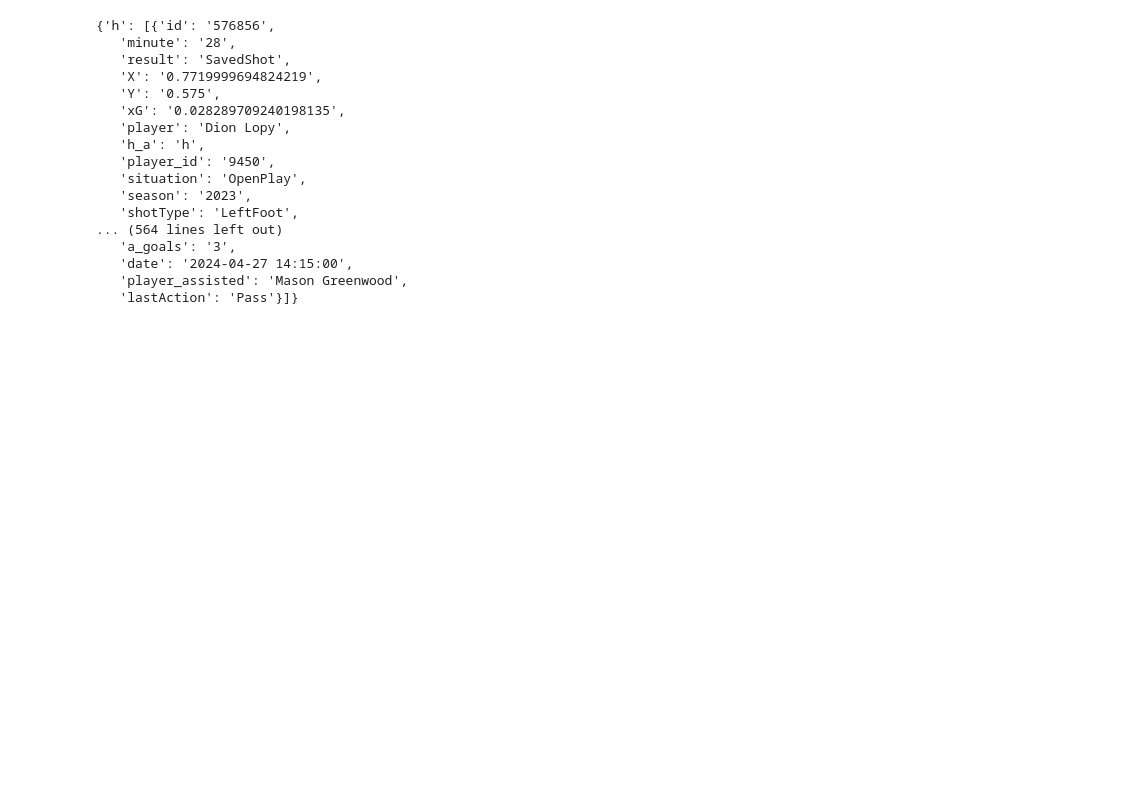
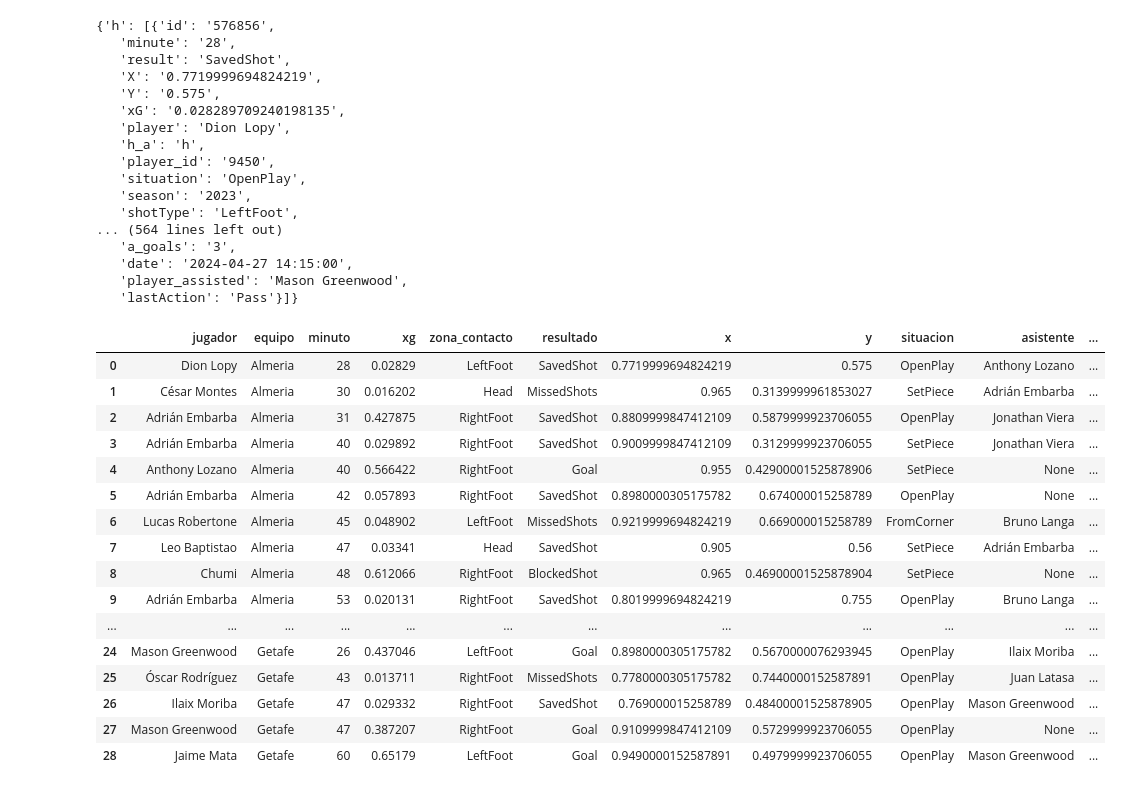
Before and after one commit to srgmrtnvqr/DescargarGolesEsperados, a Jupyter notebook: descargar_partido.ipynb, the cells around one changed output. Saved outputs shown, nothing was run; the diff lists cells and outputs as text; code cells hidden in the pictures; blank space fills up the shorter version.

Commit message:
Terminada la descarga y el tratamiento de datos

```diff
--- a/descargar_partido.ipynb
+++ b/descargar_partido.ipynb
@@ -85,0 +119,47 @@ datos_visitante = datos['a']
+# %%
+# Se llama a la función para que nos de los dataframes de los dos equipos
+datos_local = datos['h']
+datos_visitante = datos['a']
+df_local = datos_equipo(datos_local)
+df_visitante = datos_equipo(datos_visitante)
+# Más tratamiento de datos
+df_equipos = pd.concat([df_local, df_visitante]).reset_index(drop=True)
+# Se podrían traducir los datos al español
+df_equipos.loc[df_equipos.zona_contacto == 'RightFoot', 'zona_contacto'] = 'Pierna derecha'
+df_equipos.loc[df_equipos.zona_contacto == 'LeftFoot', 'zona_contacto'] = 'Pierna izquierda'
+df_equipos.loc[df_equipos.zona_contacto == 'Head', 'zona_contacto'] = 'Cabeza'
+df_equipos.loc[df_equipos.zona_contacto == 'OtherBodyPart', 'zona_contacto'] = 'Otra parte del cuerpo'
+# Resultado del tiro
+df_equipos.loc[df_equipos.resultado == 'MissedShots', 'resultado'] = 'Tiro fuera'
+df_equipos.loc[df_equipos.resultado == 'SavedShot', 'resultado'] = 'Tiro a porteria'
+df_equipos.loc[df_equipos.resultado == 'BlockedShot', 'resultado'] = 'Tiro bloqueado'
+df_equipos.loc[df_equipos.resultado == 'ShotOnPost', 'resultado'] = 'Tiro al palo'
+df_equipos.loc[df_equipos.resultado == 'Goal', 'resultado'] = 'Gol'
+df_equipos.loc[df_equipos.resultado == 'OwnGoal', 'resultado'] = 'Gol en propia'
+# Tipo de jugada
+df_equipos.loc[df_equipos.situacion == 'OpenPlay', 'situacion'] = 'Juego abierto'
+df_equipos.loc[df_equipos.situacion == 'FromCorner', 'situacion'] = 'Remate de corner'
+df_equipos.loc[df_equipos.situacion == 'DirectFreekick', 'situacion'] = 'Falta directa'
+df_equipos.loc[df_equipos.situacion == 'SetPiece', 'situacion'] = 'Balon parado'
+df_equipos.loc[df_equipos.situacion == 'Penalty', 'situacion'] = 'Penalti'
+df_equipos.loc[df_equipos.situacion == 'CounterAttack', 'situacion'] = 'Contraataque'
+# %%
+df_equipos
+# %% [output]
+|  | jugador | equipo | minuto | xg | zona_contacto | resultado | x | y | situacion | asistente | ... |
+| 0 | Dion Lopy | Almeria | 28 | 0.02829 | LeftFoot | SavedShot | 0.7719999694824219 | 0.575 | OpenPlay | Anthony Lozano | ... |
+| 1 | César Montes | Almeria | 30 | 0.016202 | Head | MissedShots | 0.965 | 0.3139999961853027 | SetPiece | Adrián Embarba | ... |
+| 2 | Adrián Embarba | Almeria | 31 | 0.427875 | RightFoot | SavedShot | 0.8809999847412109 | 0.5879999923706055 | OpenPlay | Jonathan Viera | ... |
+| 3 | Adrián Embarba | Almeria | 40 | 0.029892 | RightFoot | SavedShot | 0.9009999847412109 | 0.3129999923706055 | SetPiece | Jonathan Viera | ... |
+| 4 | Anthony Lozano | Almeria | 40 | 0.566422 | RightFoot | Goal | 0.955 | 0.42900001525878906 | SetPiece | None | ... |
+| 5 | Adrián Embarba | Almeria | 42 | 0.057893 | RightFoot | SavedShot | 0.8980000305175782 | 0.674000015258789 | OpenPlay | None | ... |
+| 6 | Lucas Robertone | Almeria | 45 | 0.048902 | LeftFoot | MissedShots | 0.9219999694824219 | 0.669000015258789 | FromCorner | Bruno Langa | ... |
+| 7 | Leo Baptistao | Almeria | 47 | 0.03341 | Head | SavedShot | 0.905 | 0.56 | SetPiece | Adrián Embarba | ... |
+| 8 | Chumi | Almeria | 48 | 0.612066 | RightFoot | BlockedShot | 0.965 | 0.46900001525878904 | SetPiece | None | ... |
+| 9 | Adrián Embarba | Almeria | 53 | 0.020131 | RightFoot | SavedShot | 0.8019999694824219 | 0.755 | OpenPlay | Bruno Langa | ... |
+| ... | ... | ... | ... | ... | ... | ... | ... | ... | ... | ... | ... |
+| 24 | Mason Greenwood | Getafe | 26 | 0.437046 | LeftFoot | Goal | 0.8980000305175782 | 0.5670000076293945 | OpenPlay | Ilaix Moriba | ... |
+| 25 | Óscar Rodríguez | Getafe | 43 | 0.013711 | RightFoot | MissedShots | 0.7780000305175782 | 0.7440000152587891 | OpenPlay | Juan Latasa | ... |
+| 26 | Ilaix Moriba | Getafe | 47 | 0.029332 | RightFoot | SavedShot | 0.769000015258789 | 0.48400001525878905 | OpenPlay | Mason Greenwood | ... |
+| 27 | Mason Greenwood | Getafe | 47 | 0.387207 | RightFoot | Goal | 0.9109999847412109 | 0.5729999923706055 | OpenPlay | None | ... |
+| 28 | Jaime Mata | Getafe | 60 | 0.65179 | LeftFoot | Goal | 0.9490000152587891 | 0.4979999923706055 | OpenPlay | Mason Greenwood | ... |
```
Also changed, not shown: parts of 4 cells of this notebook.
